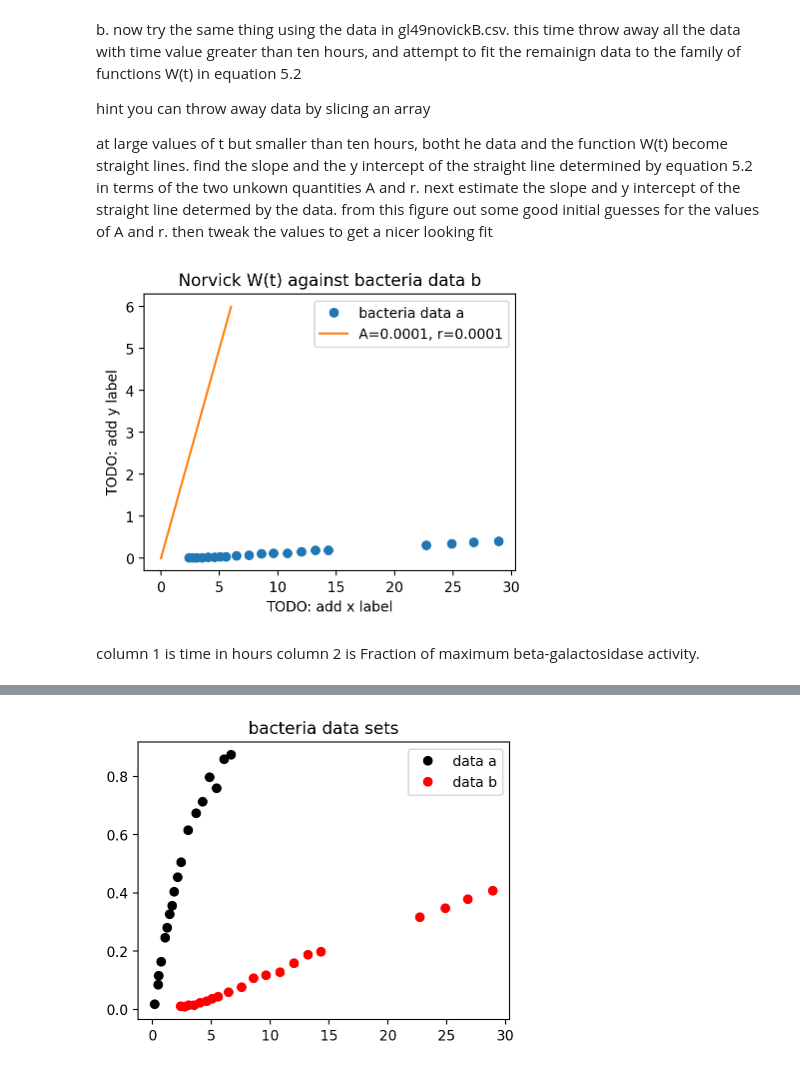
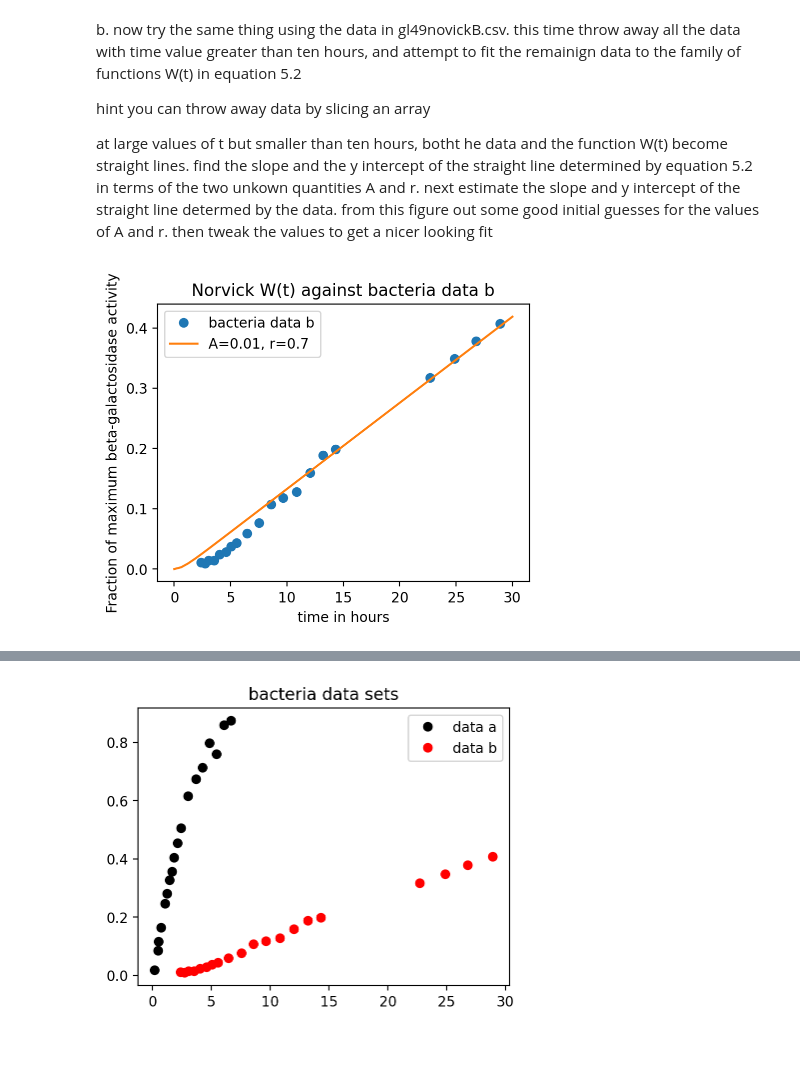
Before and after one commit to e-d-p-9/Physical-Modeling-with-Python, a Jupyter notebook: Ch5/HIV_Bacteria_Computer_Lab.ipynb, the cells around one changed output, grey strips where cells are left out. Saved outputs shown, nothing was run; the diff lists cells and outputs as text; code cells hidden in the pictures.

Commit message:
update data b plots

```diff
--- a/Ch5/HIV_Bacteria_Computer_Lab.ipynb
+++ b/Ch5/HIV_Bacteria_Computer_Lab.ipynb
@@ -520,24 +523,21 @@ hint you can throw away data by slicing an array
 
 at large values of t but smaller than ten hours, botht he data and the function W(t) become straight lines.  find the slope and the y intercept of the straight line determined by equation 5.2 in terms of the two unkown quantities A and r.  next estimate the slope and y intercept of the straight line determed by the data.  from this figure out some good initial guesses for the values of A and r.  then tweak the values to get a nicer looking fit
 # %%
-A = 0.0001
-r = 0.0001
+A = 0.01
+r = 0.7
 plt.close()
-plt.plot(bacteria_data_b[:,0], bacteria_data_b[:,1], 'o', label="bacteria data a")
+plt.plot(bacteria_data_b[:,0], bacteria_data_b[:,1], 'o', label="bacteria data b")
 
-t = np.linspace(0,6,50)
+t = np.linspace(0,30,50)
 w_eval = bact_w(t, r, A)
 plt.plot(t, w_eval, label=f"A={A}, r={r}")
 
 plt.title("Norvick W(t) against bacteria data b")
 plt.legend()
-plt.xlabel("TODO: add x label")
-plt.ylabel("TODO: add y label")
+plt.xlabel("time in hours")
+plt.ylabel("Fraction of maximum beta-galactosidase activity")
 
 # TODO SLICE according to instructions
 plt.show()
 # %% [output]
-[figure, old version]
+[figure, new version]
-# %% [markdown]
-column 1 is time in hours
-column 2 is Fraction of maximum beta-galactosidase activity.
```
Also changed, not shown: parts of 6 cells of this notebook.
